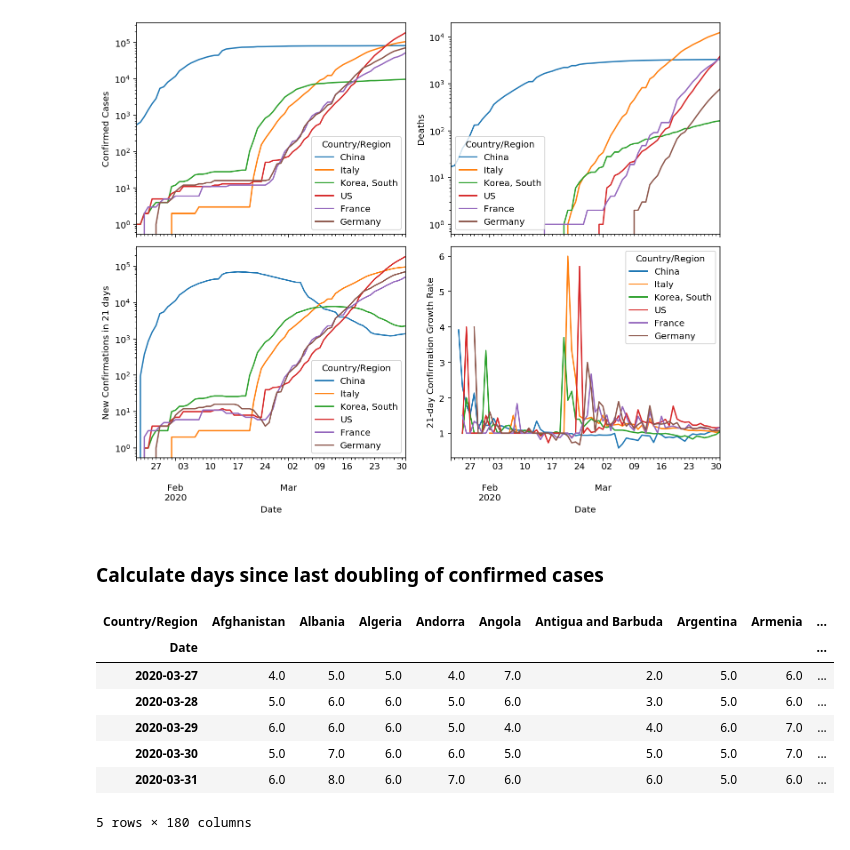
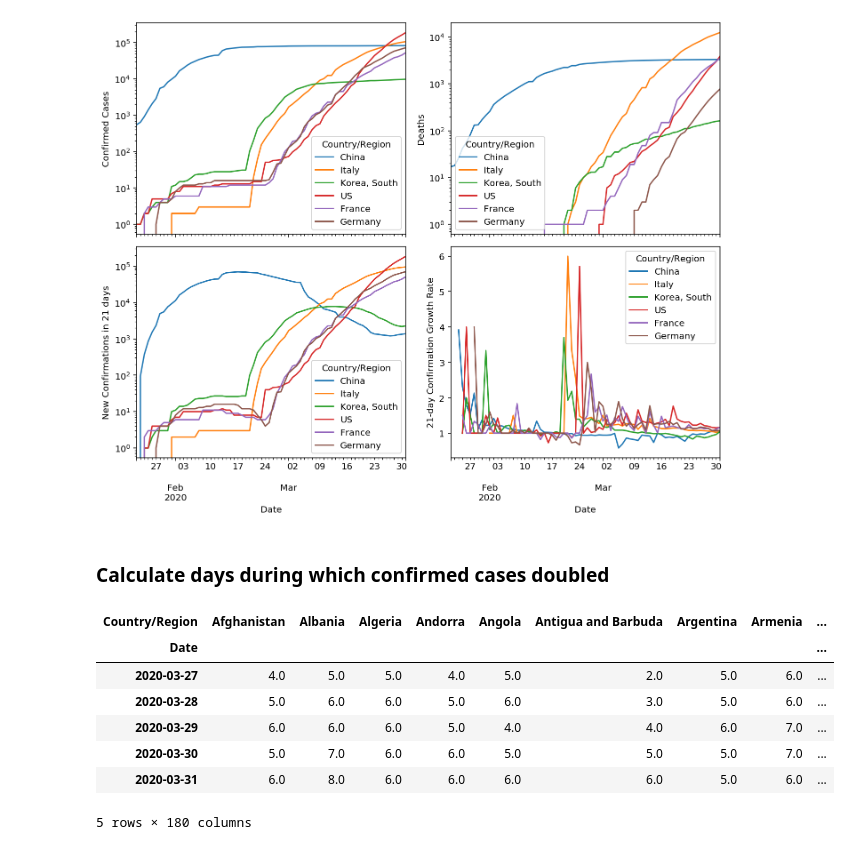
Before and after one commit to felixpatzelt/covid-19, a Jupyter notebook: international_cases.ipynb, the cells around one changed output. Cells and saved outputs as stored; diff of their text form; code cells hidden in the pictures.

```diff
--- a/international_cases.ipynb
+++ b/international_cases.ipynb
@@ -63,37 +63,37 @@ fig1.tight_layout()
 # save the above figure
 #fig1.savefig('sars-covid-19_timeseries.png')
 # %% [markdown]
-### Calculate days since last doubling of confirmed cases
+### Calculate days during which confirmed cases doubled
 # %%
 # confirmed 2d-array with last date in first row
 confirmed = jhu.confirmed.reindex(
     # make sure we have one row for each day
     pd.date_range(jhu.index[0], jhu.index[-1], freq='1d'),
     method='ffill',
     axis=0
 ).loc[::-1].values
 
 days_since_doubling = np.empty(confirmed.shape)
 for i in range(len(confirmed)):
-    days_since_doubling[i]  = (confirmed < confirmed[i] / 2).argmax(axis=0) - i
+    days_since_doubling[i] = (confirmed <= confirmed[i] / 2).argmax(axis=0) - i
 
 days_since_doubling[days_since_doubling < 0] = np.nan
 
 days_since_doubling = pd.DataFrame(
     days_since_doubling,
     index=jhu.index[::-1],
     columns=jhu.confirmed.columns
 ).sort_index()
 
 days_since_doubling.tail()
 # %% [output]
 | Country/Region | Afghanistan | Albania | Algeria | Andorra | Angola | Antigua and Barbuda | Argentina | Armenia | ... |
 | Date |  |  |  |  |  |  |  |  | ... |
-| 2020-03-27 | 4.0 | 5.0 | 5.0 | 4.0 | 7.0 | 2.0 | 5.0 | 6.0 | ... |
+| 2020-03-27 | 4.0 | 5.0 | 5.0 | 4.0 | 5.0 | 2.0 | 5.0 | 6.0 | ... |
 | 2020-03-28 | 5.0 | 6.0 | 6.0 | 5.0 | 6.0 | 3.0 | 5.0 | 6.0 | ... |
 | 2020-03-29 | 6.0 | 6.0 | 6.0 | 5.0 | 4.0 | 4.0 | 6.0 | 7.0 | ... |
 | 2020-03-30 | 5.0 | 7.0 | 6.0 | 6.0 | 5.0 | 5.0 | 5.0 | 7.0 | ... |
-| 2020-03-31 | 6.0 | 8.0 | 6.0 | 7.0 | 6.0 | 6.0 | 5.0 | 6.0 | ... |
+| 2020-03-31 | 6.0 | 8.0 | 6.0 | 6.0 | 6.0 | 6.0 | 5.0 | 6.0 | ... |
 5 rows × 180 columns
 # %%
 plt.close(2)
```
Also changed, not shown: parts of 1 cell of this notebook.
